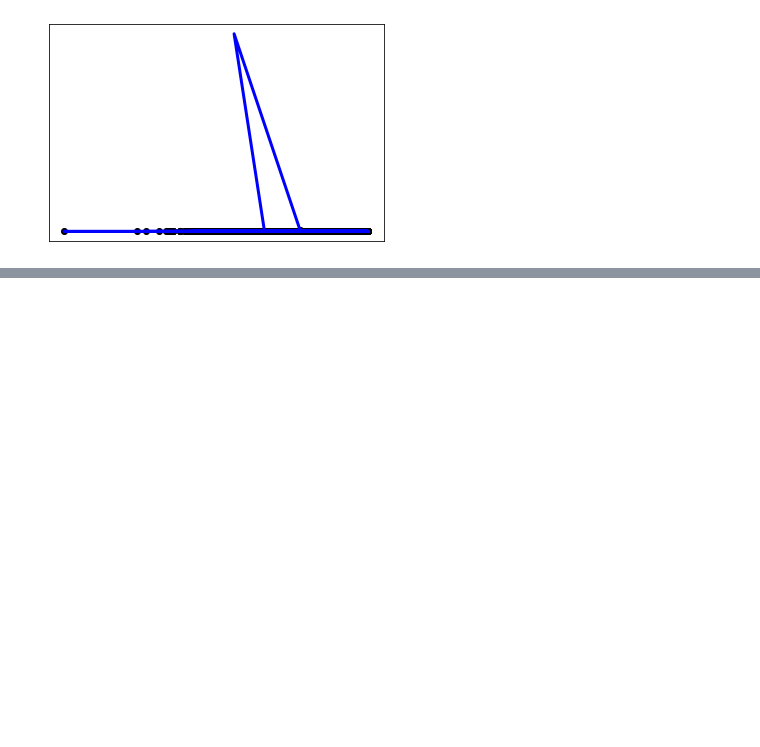
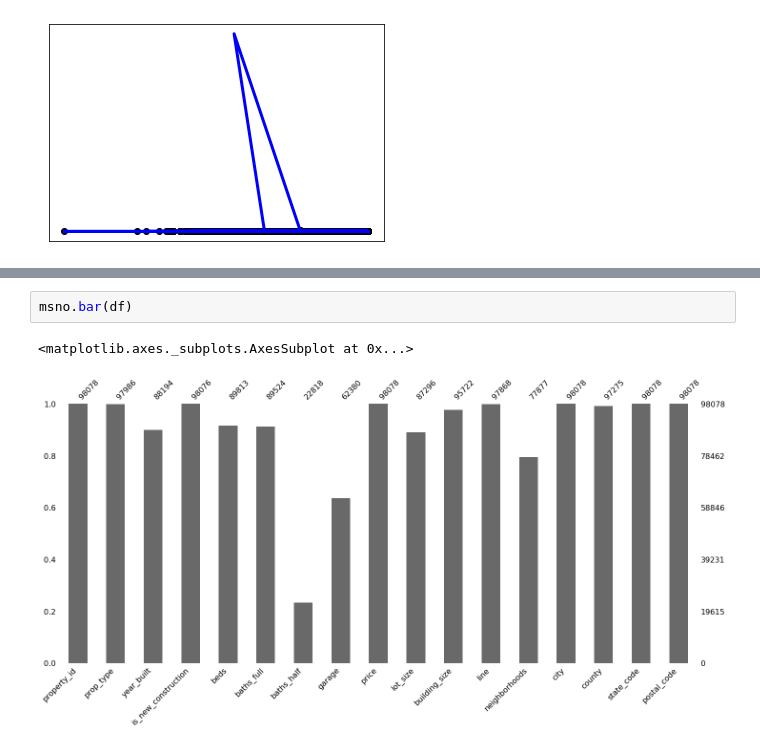
Before and after one commit to sakuraszy/STATS-170A-Group, a Jupyter notebook: Modeling/Baseline.ipynb, the cells around one changed output, grey strips where cells are left out. Drawn from its saved outputs; the diff is of its cells as text; blank space fills up the shorter version.

```diff
--- a/Modeling/Baseline.ipynb
+++ b/Modeling/Baseline.ipynb
@@ -147,0 +168,5 @@ plt.show()
+# %%
+msno.bar(df)
+# %% [output]
+<matplotlib.axes._subplots.AxesSubplot at 0x...>
+[figure, added]
```
Also changed, not shown: parts of 4 cells of this notebook, 2 other files.
